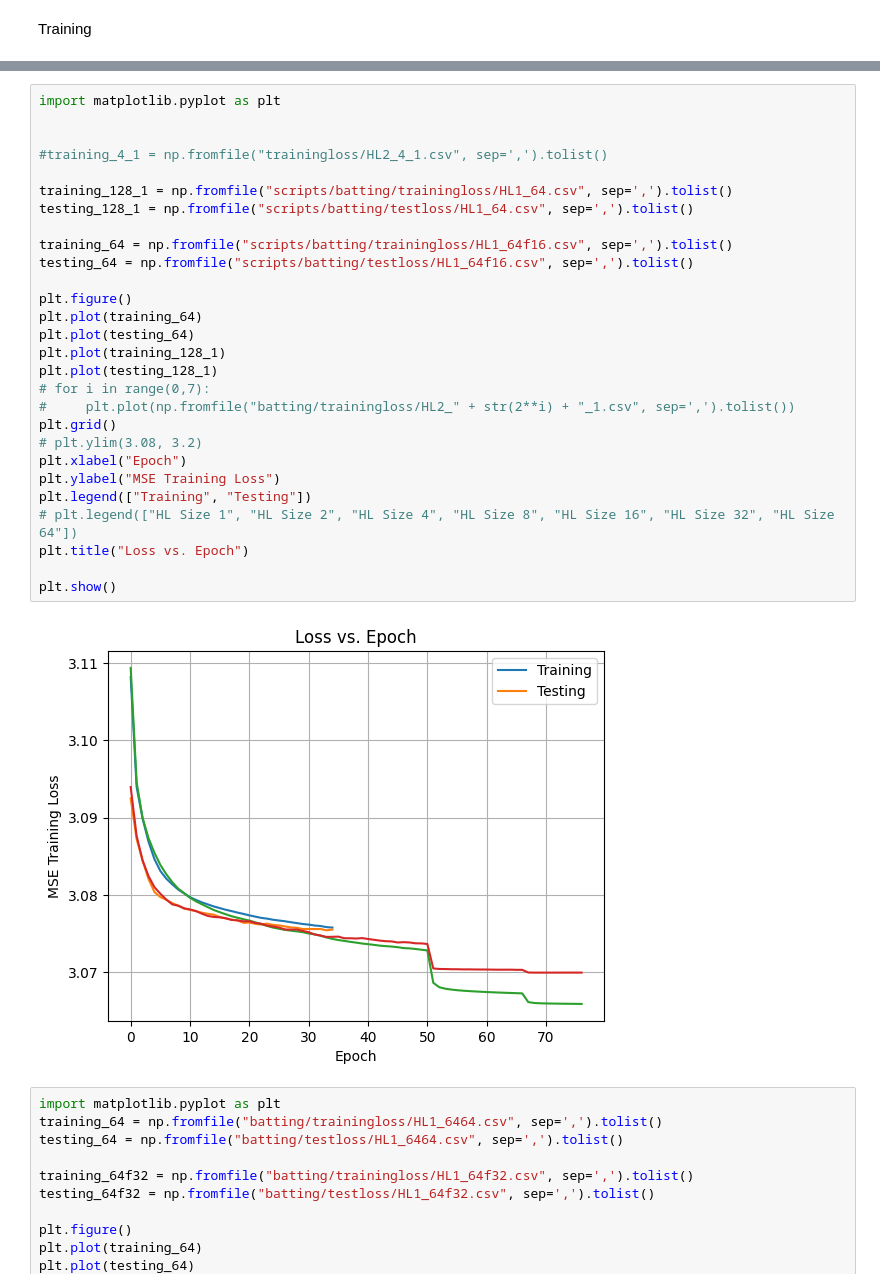
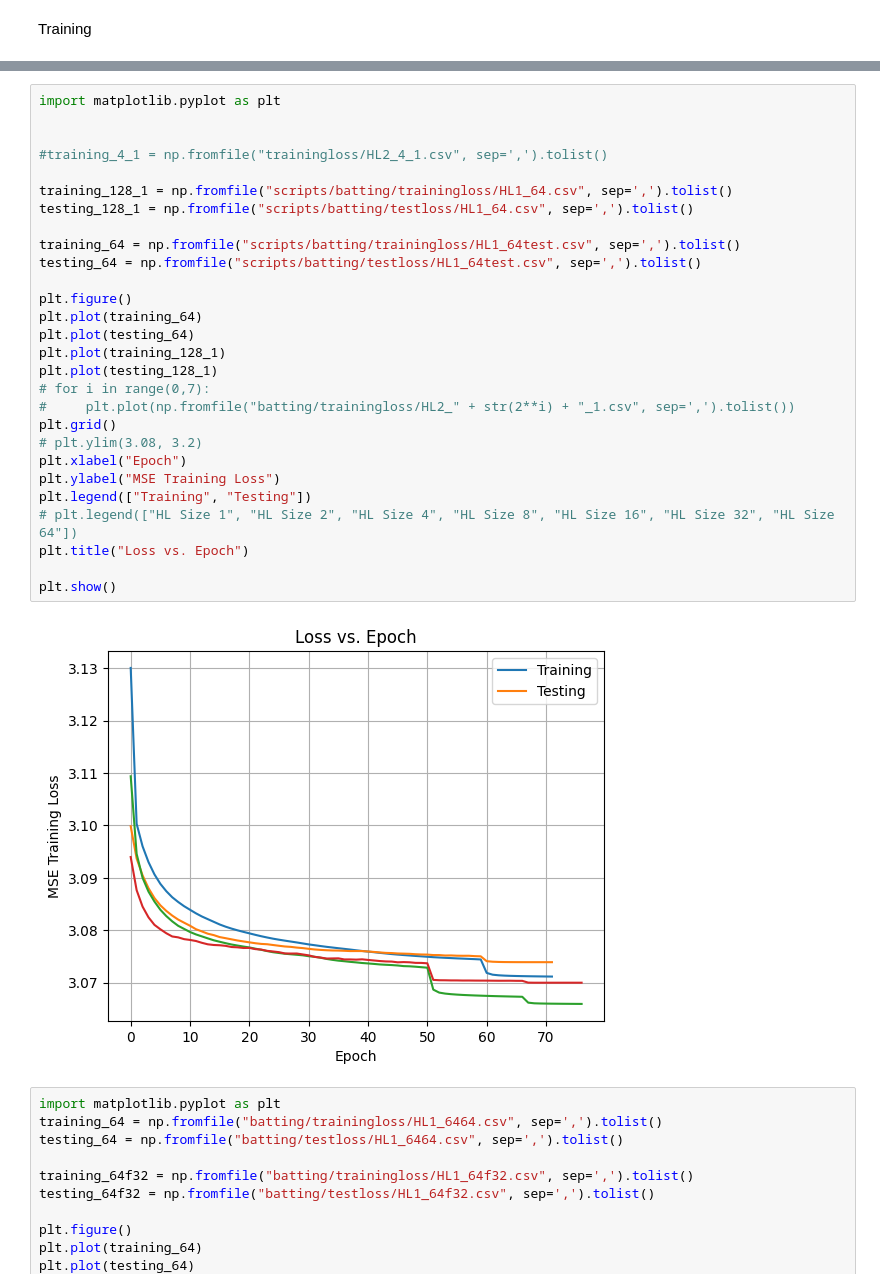
Before and after one commit to CarterTegen/4240BaseballProject, a Jupyter notebook: scripts/batting_NN.ipynb, the cells around one changed output, grey strips where cells are left out. Drawn from its saved outputs; the diff is of its cells as text.

```diff
--- a/scripts/batting_NN.ipynb
+++ b/scripts/batting_NN.ipynb
@@ -236,33 +249,33 @@ if SAVE_MODEL:
 # %%
 import matplotlib.pyplot as plt
 
 
 #training_4_1 = np.fromfile("trainingloss/HL2_4_1.csv", sep=',').tolist()
 
 training_128_1 = np.fromfile("scripts/batting/trainingloss/HL1_64.csv", sep=',').tolist()
 testing_128_1 = np.fromfile("scripts/batting/testloss/HL1_64.csv", sep=',').tolist()
 
-training_64 = np.fromfile("scripts/batting/trainingloss/HL1_64f16.csv", sep=',').tolist()
-testing_64 = np.fromfile("scripts/batting/testloss/HL1_64f16.csv", sep=',').tolist()
+training_64 = np.fromfile("scripts/batting/trainingloss/HL1_64test.csv", sep=',').tolist()
+testing_64 = np.fromfile("scripts/batting/testloss/HL1_64test.csv", sep=',').tolist()
 
 plt.figure()
 plt.plot(training_64)
 plt.plot(testing_64)
 plt.plot(training_128_1)
 plt.plot(testing_128_1)
 # for i in range(0,7):
 #     plt.plot(np.fromfile("batting/trainingloss/HL2_" + str(2**i) + "_1.csv", sep=',').tolist())
 plt.grid()
 # plt.ylim(3.08, 3.2)
 plt.xlabel("Epoch")
 plt.ylabel("MSE Training Loss")
 plt.legend(["Training", "Testing"])
 # plt.legend(["HL Size 1", "HL Size 2", "HL Size 4", "HL Size 8", "HL Size 16", "HL Size 32", "HL Size 64"])
 plt.title("Loss vs. Epoch")
 
 plt.show()
 # %% [output]
-[figure, old version]
+[figure, new version]
 # %%
 import matplotlib.pyplot as plt
 training_64 = np.fromfile("batting/trainingloss/HL1_6464.csv", sep=',').tolist()
```
Also changed, not shown: parts of 4 cells of this notebook, 1 other file.
